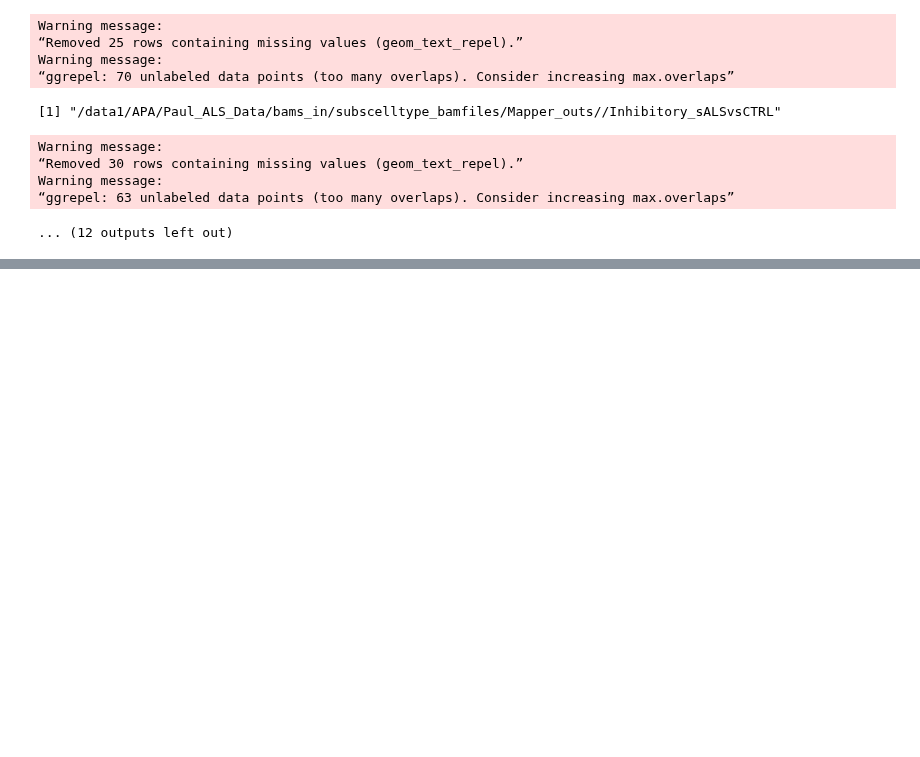
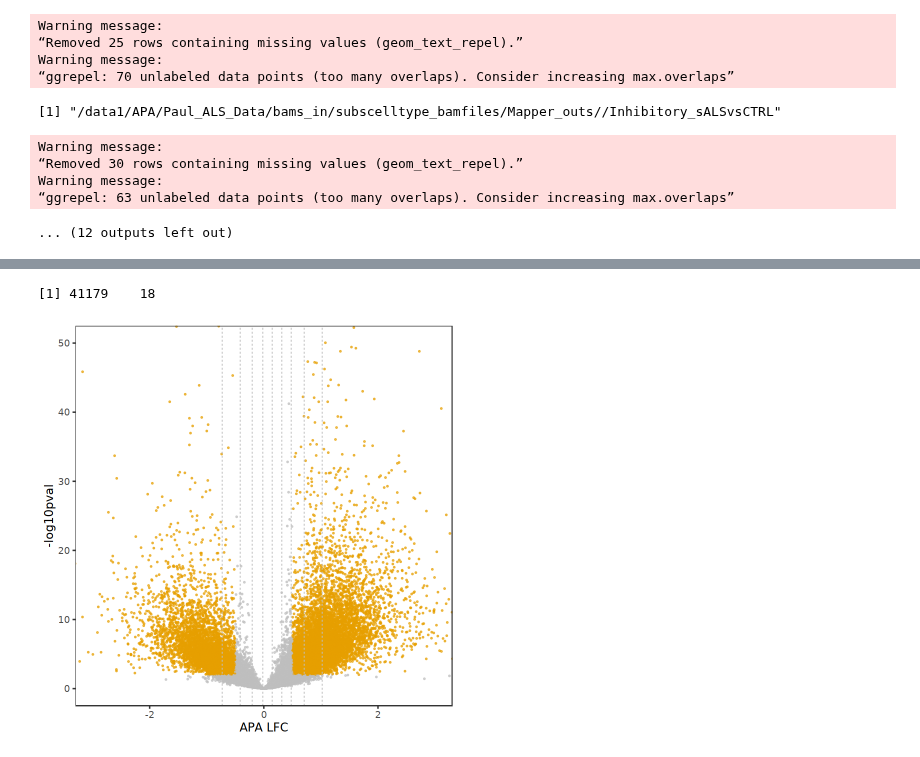
Before and after one commit to AidenSb/APA, a Jupyter notebook: For_DL_model/Redu_volcanos.ipynb, the cells around one changed output, grey strips where cells are left out. Cells and saved outputs as stored; diff of their text form; code cells hidden in the pictures; blank space fills up the shorter version.

```diff
--- a/For_DL_model/Redu_volcanos.ipynb
+++ b/For_DL_model/Redu_volcanos.ipynb
@@ -211,0 +240,45 @@ Warning message:
+# %%
+dim(df)
+# %% [output]
+[1] 41179    18
+# %%
+df = read.csv('/data1/APA/Paul_ALS_Data/bams_in/subscelltype_bamfiles/Mapper_outs/Excitatory_C9ALSvsCTRL/APAlog_res_metadata_added_adj_pval.tsv', sep='\t')
+# Threshold for significance
+threshold <- 0.01
+# Add a significance column based on p-value
+df$significant <- ifelse(df$fdr_p_ConditionALS_pathology < threshold, "Significant APA", "Not Significant")
+
+# Further categorize based on log2FC
+df$significant <- ifelse(df$significant == "Significant APA" & abs(df$LFC_PA_Usage) > 0.5, "Significant APA", "Not Significant")
+
+# # Add a category for lengthened and shortened
+# df$transcript_length <- ifelse(df$LFC_PA_Usage > 0 & df$significant == "Significant", "Significant APA",
+#                                 ifelse(df$LFC_PA_Usage < 0 & df$significant == "Significant", "Significant APA", "Not Significant"))
+
+df$neglog10pval <- -log10(df$fdr_p_ConditionALS_pathology)
+# remove the NA from df based on REDu
+df <- df[!is.na(df$LFC_PA_Usage),]
+percentiles <- quantile(df$LFC_PA_Usage, probs = seq(0.1, 0.9, by = 0.1))
+
+  # Plot the volcano plot
+  volcano_plot <- ggplot(df, aes(x=LFC_PA_Usage, y=neglog10pval, color=significant)) +
+      geom_point(alpha=.7, size=0.5) +
+      scale_color_manual(values=c("grey", "#E69F00"), name=NULL) +
+      theme_bw(base_size = 14) +
+      # no legened
+      theme(panel.grid.major = element_blank(),
+            panel.grid.minor = element_blank(),
+            legend.position = "none",
+            legend.title = element_text(size = 14, face='bold' ),
+            plot.title = element_text(hjust = 0.5)) +
+      xlab('APA LFC') +
+      ylab('-log10pval') +
+      geom_vline(xintercept = percentiles, linetype = "dashed", color = "grey", alpha = 0.8) +
+      coord_cartesian(xlim = c(-3, 3), ylim=c(0,50)) # restrict x-axis and y-axis limits
+
+  return(volcano_plot)
+
+# save pdf
+ggsave("/data1/APA/Paul_ALS_Data/bams_in/subscelltype_bamfiles/Mapper_outs/results/plots/Exc_c9hnrnpc_volcano_plot.pdf", volcano_plot, width = 10, height = 10, units = "cm")
+# %% [output]
+[figure, added]
```
Also changed, not shown: parts of 3 cells of this notebook, 1 other file.
